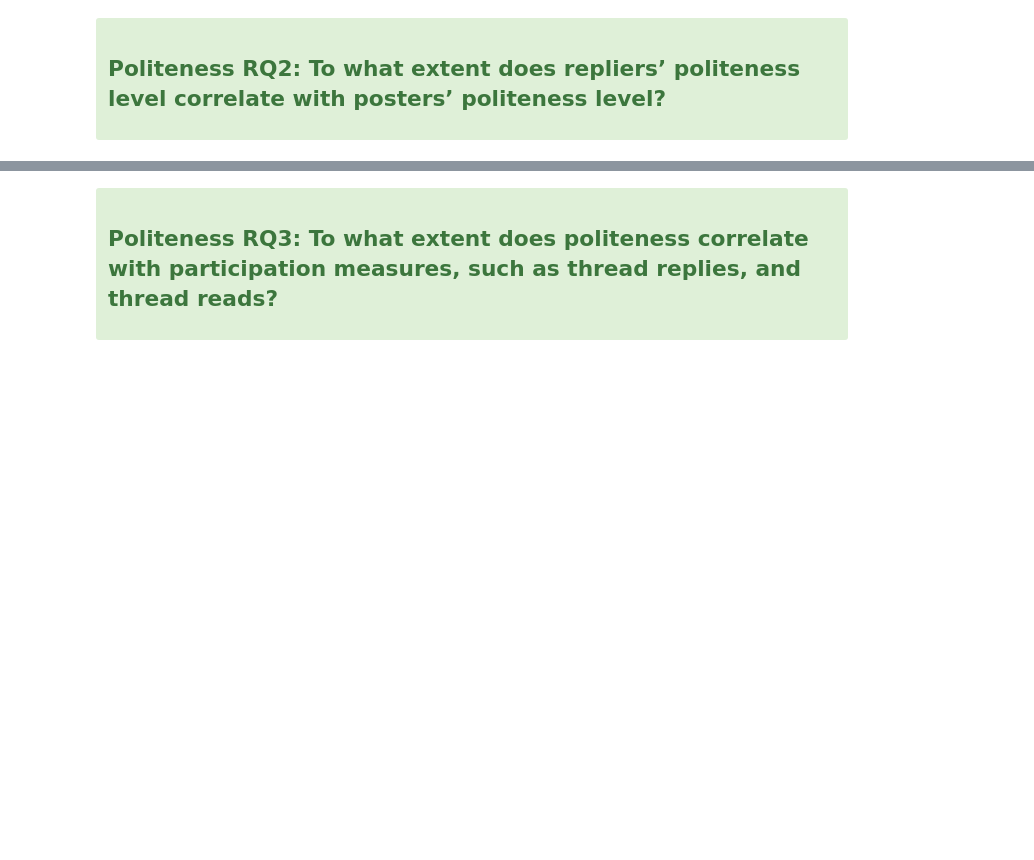
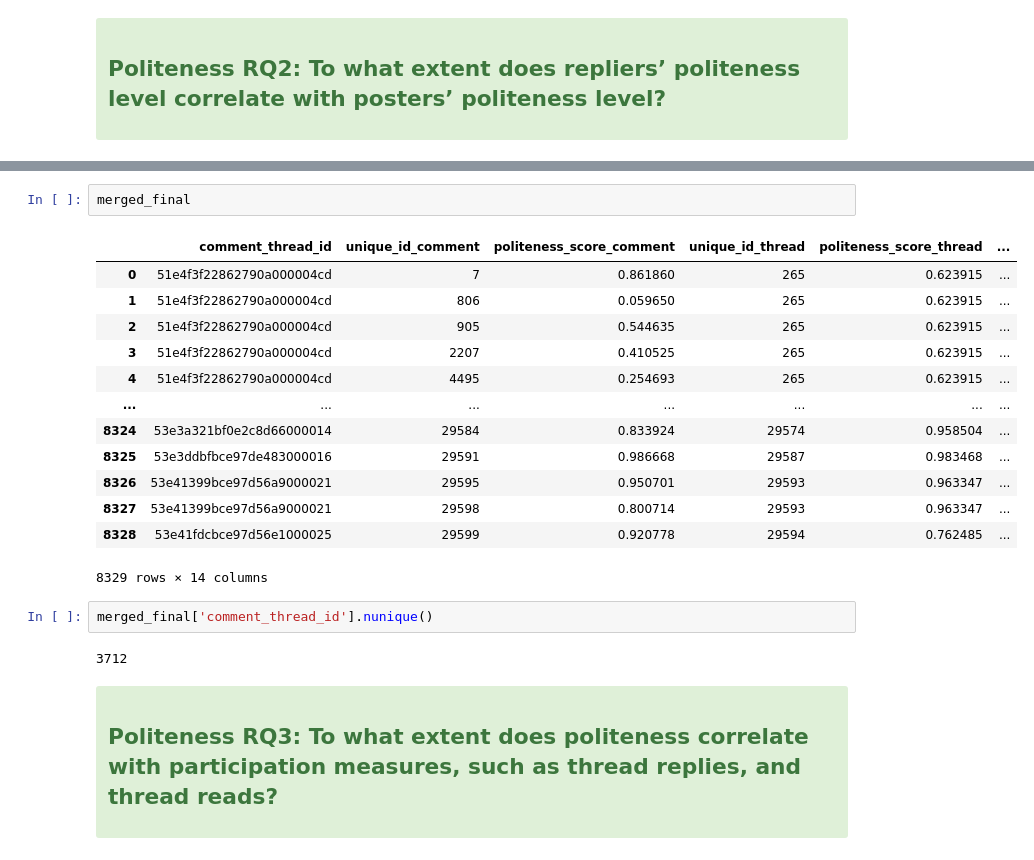
Before and after one commit to cyue0016/polite_minor_thesis, a Jupyter notebook: graph.ipynb, the cells around one changed output, grey strips where cells are left out. Cells and saved outputs as stored; diff of their text form; blank space fills up the shorter version.

```diff
--- a/graph.ipynb
+++ b/graph.ipynb
@@ -1294,3 +1967,23 @@ Number of Comment and CommentThread pairs: 8329
+# %%
+merged_final
+# %% [output]
+|  | comment_thread_id | unique_id_comment | politeness_score_comment | unique_id_thread | politeness_score_thread | ... |
+| 0 | 51e4f3f22862790a000004cd | 7 | 0.861860 | 265 | 0.623915 | ... |
+| 1 | 51e4f3f22862790a000004cd | 806 | 0.059650 | 265 | 0.623915 | ... |
+| 2 | 51e4f3f22862790a000004cd | 905 | 0.544635 | 265 | 0.623915 | ... |
+| 3 | 51e4f3f22862790a000004cd | 2207 | 0.410525 | 265 | 0.623915 | ... |
+| 4 | 51e4f3f22862790a000004cd | 4495 | 0.254693 | 265 | 0.623915 | ... |
+| ... | ... | ... | ... | ... | ... | ... |
+| 8324 | 53e3a321bf0e2c8d66000014 | 29584 | 0.833924 | 29574 | 0.958504 | ... |
+| 8325 | 53e3ddbfbce97de483000016 | 29591 | 0.986668 | 29587 | 0.983468 | ... |
+| 8326 | 53e41399bce97d56a9000021 | 29595 | 0.950701 | 29593 | 0.963347 | ... |
+| 8327 | 53e41399bce97d56a9000021 | 29598 | 0.800714 | 29593 | 0.963347 | ... |
+| 8328 | 53e41fdcbce97d56e1000025 | 29599 | 0.920778 | 29594 | 0.762485 | ... |
+8329 rows × 14 columns
+# %%
+merged_final['comment_thread_id'].nunique()
+# %% [output]
+3712
 # %% [markdown]
 <div class="alert alert-block alert-success">
 
```
Also changed, not shown: parts of 54 cells of this notebook, 2 other files.
